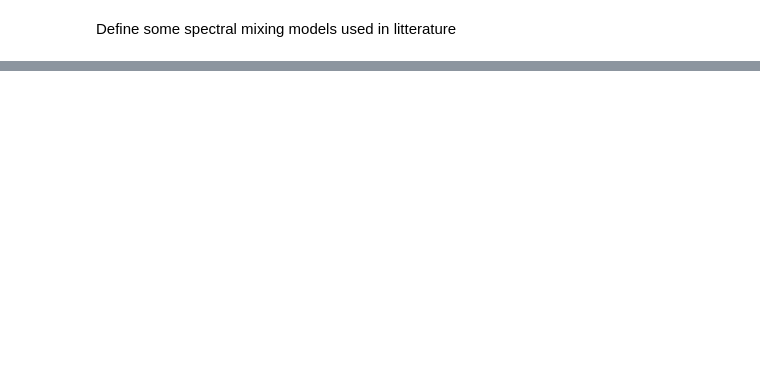
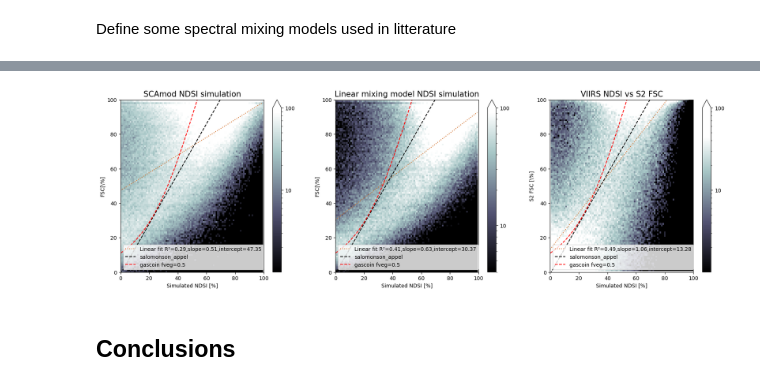
Before and after one commit to nicolaimpe/viirsnow, a Jupyter notebook: notebooks/snow_fraction_radiative_model_exp.ipynb, the cells around one changed output, grey strips where cells are left out. Cells and saved outputs as stored; diff of their text form; code cells hidden in the pictures; blank space fills up the shorter version.

```diff
--- a/notebooks/snow_fraction_radiative_model_exp.ipynb
+++ b/notebooks/snow_fraction_radiative_model_exp.ipynb
@@ -318,0 +294,42 @@ SCAmod forward model has a more stable dynamics in the forest. We get rid of unr
+# %%
+import xarray as xr
+
+from postprocess.scatter_plot import fancy_scatter_plot
+
+fig, ax = plt.subplots(1,3,figsize=(21,6))
+
+# Generate Salomonson and Appel reference line
+ndsi_bins = np.linspace(0,1,1000)
+fsc_salomonson = salomonson_appel(ndsi_bins)
+
+# Generate Gascoin reference line
+fsc_gascoin = gascoin(ndsi_bins, f_veg=0.5)
+
+hist = np.histogram2d(f_snow*100, ndsi_scamod*100, bins=(np.arange(0,101),np.arange(0,101)))
+simulated_scatter_plot_scamod = xr.DataArray(data=hist[0].T, coords={'x': hist[1][:-1], 'y':hist[2][:-1]})
+hist = np.histogram2d(f_snow*100, ndsi_linear*100, bins=(np.arange(0,101),np.arange(0,101)))
+simulated_scatter_plot_linear = xr.DataArray(data=hist[0].T, coords={'x': hist[1][:-1], 'y':hist[2][:-1]})
+# Scatter plot of VIIRS (NASA VNP10A1 product) NDSI vs Sentinel-2 FSC resampled at 375 m for forest. Soon to be published
+viirs_l3_scatter_plot_forest = xr.open_dataset(
+    "/home/imperatoren/work/VIIRS_S2_comparison/viirsnow/output_folder/version_8/analyses/scatter/scatter_WY_2023_2024_nasa_l3_snpp_vs_S2_theia.nc"
+).data_vars['n_occurrences'].sel(ref_bins=slice(1,100),test_bins=slice(1,100),forest_mask_bins='forest').sum(('altitude_bins', 'time')).rename({"ref_bins": "y", "test_bins": "x"})
+
+titles = ["SCAmod NDSI simulation", "Linear mixing model NDSI simulation", "VIIRS NDSI vs S2 FSC"]
+xlabels = ["Simulated NDSI [%]","Simulated NDSI [%]","Simulated NDSI [%]"]
+ylabels = ["FSC[\%]","FSC[\%]", "S2 FSC [\%]"]
+
+for idx, scatter_plot in enumerate([simulated_scatter_plot_scamod, simulated_scatter_plot_linear, viirs_l3_scatter_plot_forest]):
+
+    fancy_scatter_plot(data_to_plt=scatter_plot, ax=ax[idx],figure=fig, smoothing_window_size=0)
+    ax[idx].plot(ndsi_bins*100, fsc_salomonson*100, '--k',label='salomonson_appel')
+    ax[idx].plot(ndsi_bins*100, fsc_gascoin*100, '--r',label='gascoin fveg=0.5')
+    ax[idx].set_ylabel(ylabels[idx])
+    ax[idx].set_xlabel(xlabels[idx])
+    ax[idx].set_title(titles[idx], fontsize=15)
+    ax[idx].set_ylim(0,100)
+    ax[idx].set_xlim(0,100)
+    ax[idx].legend()
+# %% [output]
+[figure, added]
+# %% [markdown]
+## Conclusions
```
Also changed, not shown: parts of 41 cells of this notebook.
